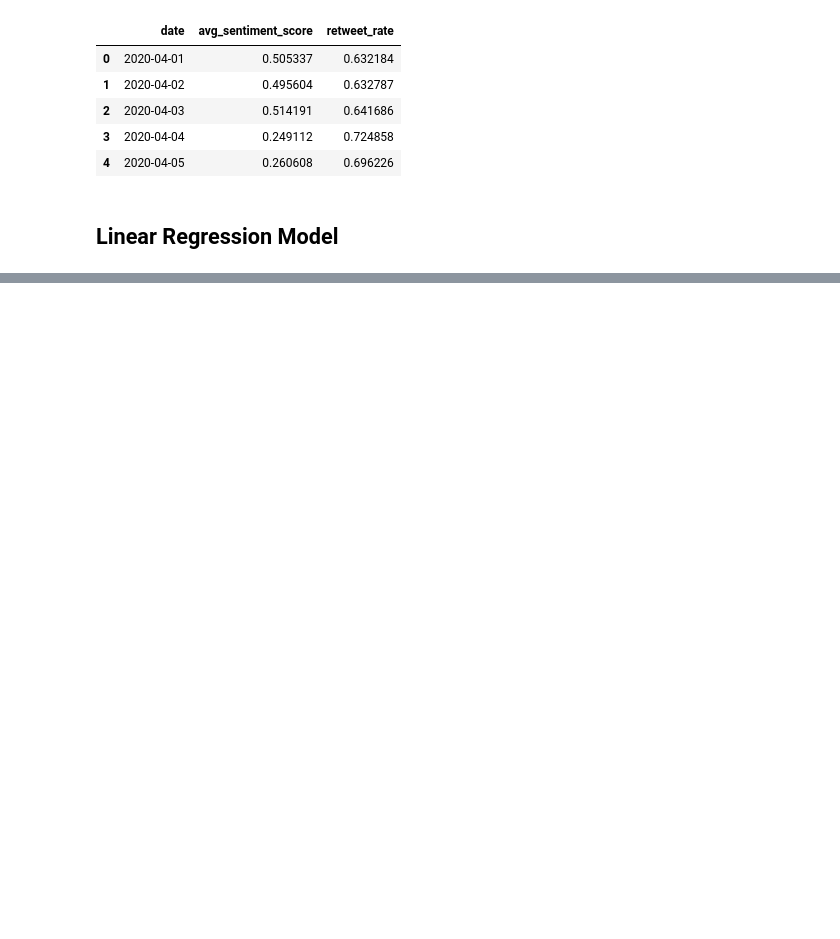
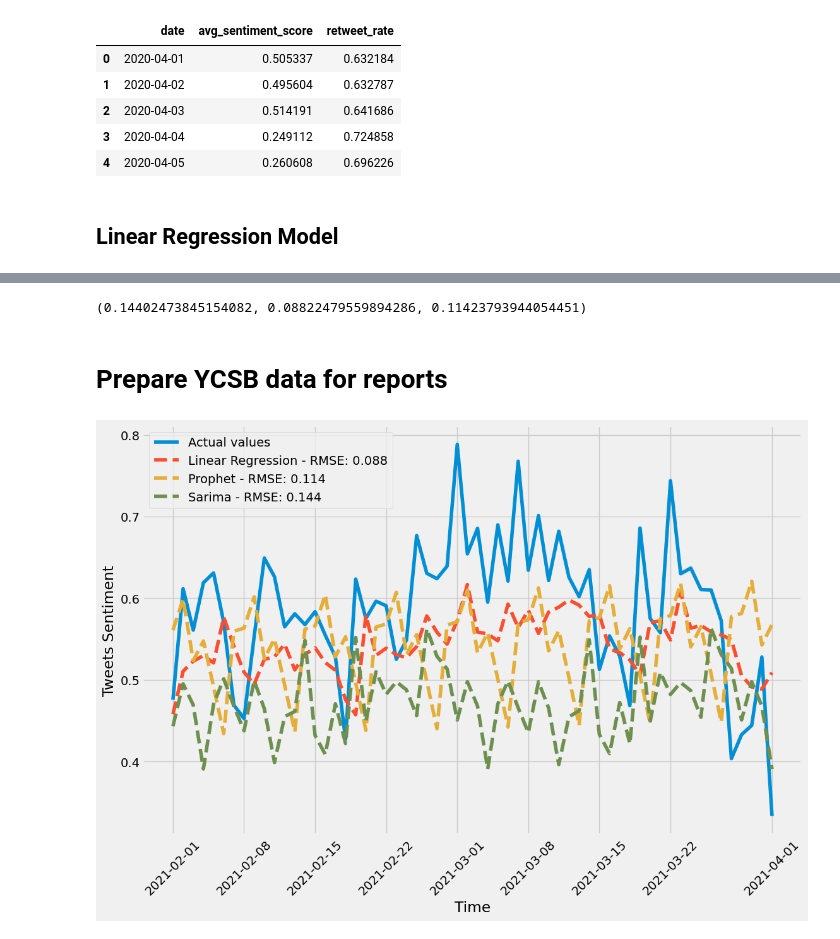
Before and after one commit to sbs22021/ca2-twitter, a Jupyter notebook: notebooks/11_Dashboard.ipynb, the cells around one changed output, grey strips where cells are left out. Saved outputs shown, nothing was run; the diff lists cells and outputs as text; code cells hidden in the pictures; blank space fills up the shorter version.

```diff
--- a/notebooks/11_Dashboard.ipynb
+++ b/notebooks/11_Dashboard.ipynb
@@ -125,0 +124,19 @@ Py4JJavaError: An error occurred while calling o108.showString.
+# %%
+def get_profect_model(train):
+    best_params= {
+        'changepoint_prior_scale': 0.01,
+        'seasonality_prior_scale': 10.0,
+        'seasonality_mode': 'multiplicative',
+        'changepoint_range': 0.8
+    }
+    train_data = train.rename(columns={"date": "ds", "avg_sentiment_score": "y"})
+    model = Prophet(
+        changepoint_prior_scale=best_params['changepoint_prior_scale'],
+        seasonality_prior_scale=best_params['seasonality_prior_scale'],
+        seasonality_mode=best_params['seasonality_mode'],
+        changepoint_range=best_params['changepoint_range'],
+    )
+    model.fit(train_data)
+    three_months_prediction_dates = model.make_future_dataframe(periods=90, freq='D', include_history=False)
+    three_months_predictions = model.predict(three_months_prediction_dates)
+    return model, three_months_predictions.yhat
@@ -126,2 +145,3 @@ Py4JJavaError: An error occurred while calling o108.showString.
 # %%
-lr_model = get_linear_regresion_model(train)
+lr_model, lr_predictions = get_linear_regresion_model(data)
+lr_rmse = np.sqrt(mean_squared_error(test["avg_sentiment_score"], lr_predictions))
@@ -127,0 +163,4 @@ lr_model = get_linear_regresion_model(train)
+# %%
+sarima_model =  get_sarima_model(train['avg_sentiment_score'])
+sarima_predictions = sarima_model.get_forecast(steps=test.shape[0]).predicted_mean
+sarima_rmse = np.sqrt(mean_squared_error(test["avg_sentiment_score"], sarima_predictions))
@@ -127,0 +196,4 @@ lr_model = get_linear_regresion_model(train)
+# %%
+prophet_model, prophet_predictions = get_profect_model(train)
+prophet_predictions = prophet_predictions[:test.shape[0]] # make same shape as test data
+prophet_rmse = np.sqrt(mean_squared_error(test["avg_sentiment_score"], prophet_predictions[:test.shape[0]]))
@@ -127,0 +203,23 @@ lr_model = get_linear_regresion_model(train)
+# %%
+sarima_rmse,lr_rmse,prophet_rmse
+# %% [output]
+(0.14402473845154082, 0.08822479559894286, 0.11423793944054451)
+# %% [markdown]
+# Prepare YCSB data for reports
+# %%
+# Note there is missing dates on January 2021 on the dataset.
+# https://archive.org/download/archiveteam-twitter-stream-2021-01
+
+plt.figure(figsize=(12, 8))
+#plt.plot(train_data, label='Training Data')
+plt.plot(test.date, test.avg_sentiment_score, label='Actual values')
+plt.plot(test.date, lr_predictions, label=f'Linear Regression - RMSE: {lr_rmse:.3f}', linestyle='--')
+plt.plot(test.date, prophet_predictions, label=f'Prophet - RMSE: {prophet_rmse:.3f}' , linestyle='--')
+plt.plot(test.date, sarima_predictions, label=f'Sarima - RMSE: {sarima_rmse:.3f}', linestyle='--')
+plt.xlabel('Time')
+plt.ylabel('Tweets Sentiment')
+plt.xticks(rotation=45)
+plt.legend()
+plt.show()
+# %% [output]
+[figure, added]
```
Also changed, not shown: parts of 15 cells of this notebook.
